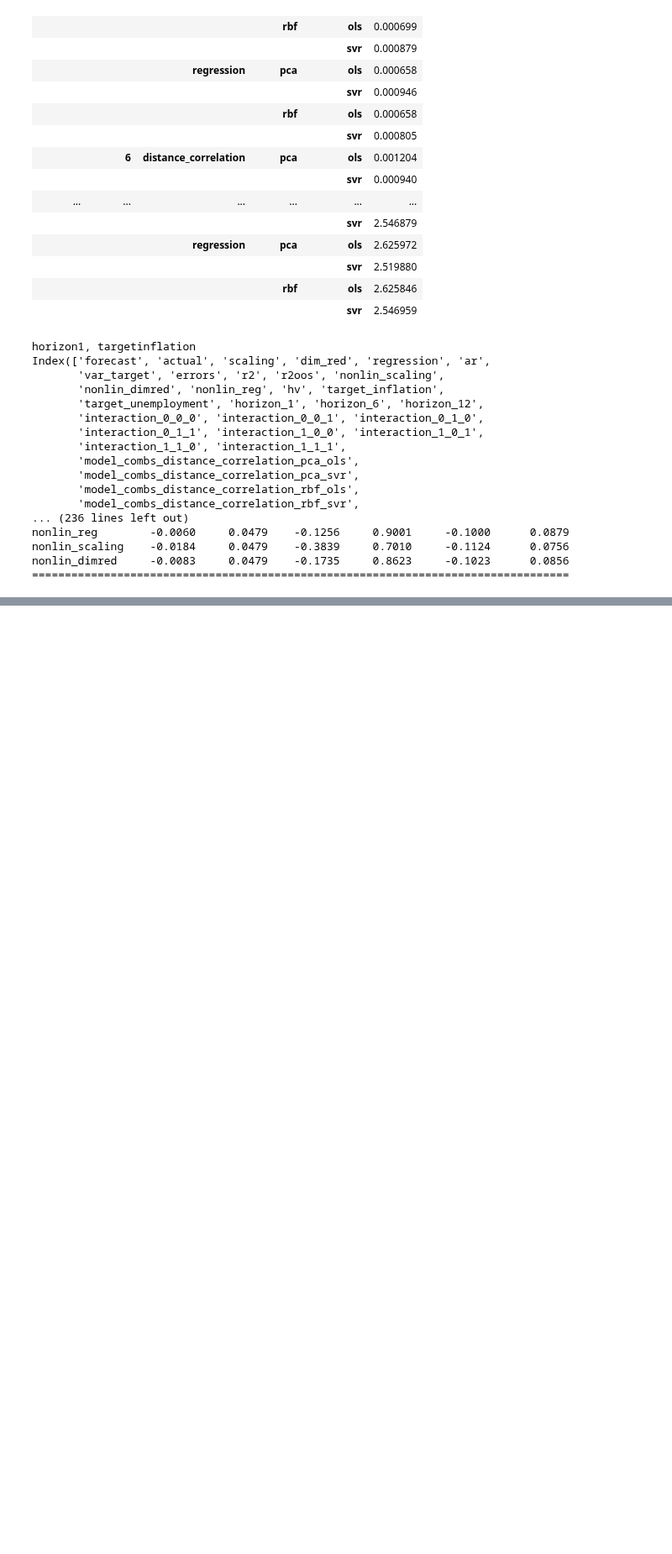
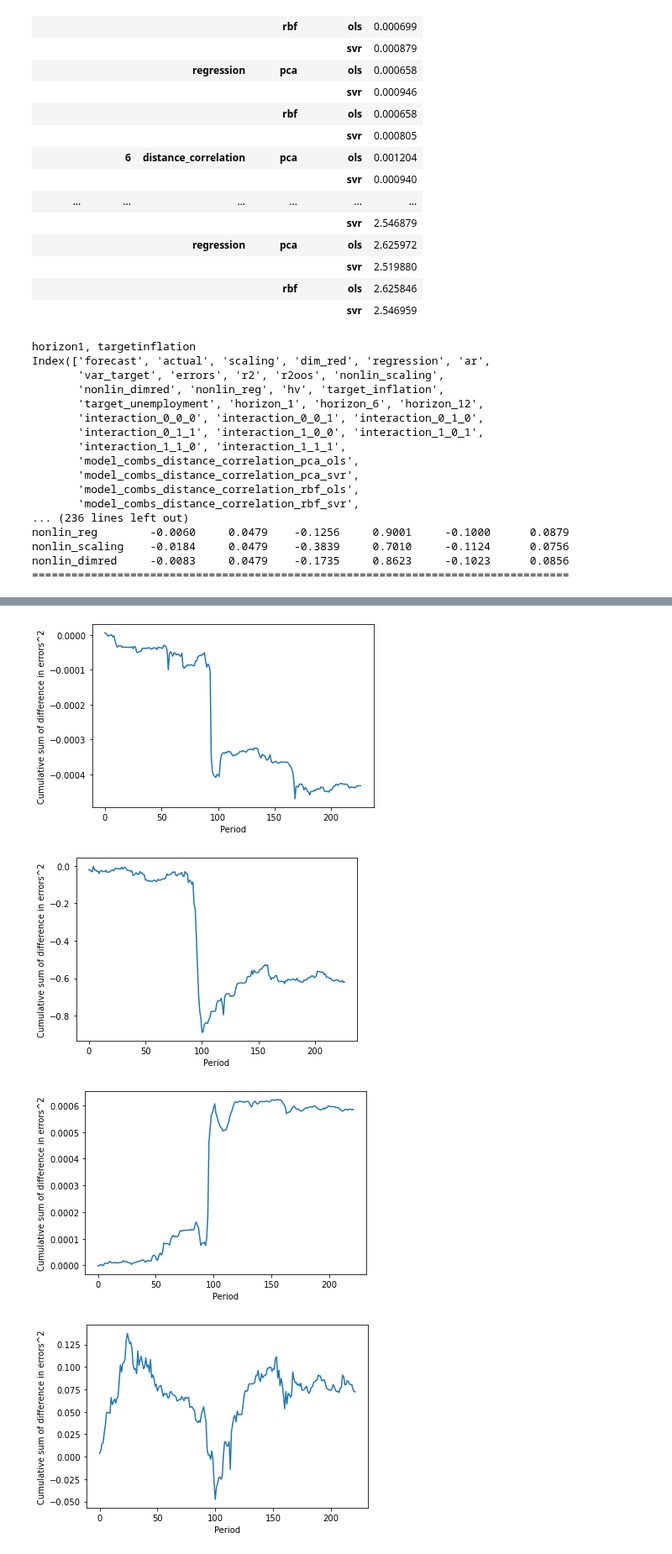
Before and after one commit to VLDrenth/sPCA-thesis, a Jupyter notebook: fixed_effects.ipynb, the cells around one changed output, grey strips where cells are left out. Shown at 84% size. Drawn from its saved outputs; the diff is of its cells as text; code cells hidden in the pictures; blank space fills up the shorter version.

Commit message:
Update fixed effects with CSSED

```diff
--- a/fixed_effects.ipynb
+++ b/fixed_effects.ipynb
@@ -227,0 +229,34 @@ ______________________________________
+# %%
+# Cumulative sum of difference in squared errors
+def plot_cssed(benchmark, model):
+    diff = np.cumsum(benchmark - model)
+
+    plt.plot(diff)
+    plt.xlabel('Period')
+    plt.ylabel('Cumulative sum of difference in errors^2')
+    plt.show()
+# %%
+for horizon in horizons:
+    for target in targets:
+        df = forecasts[(forecasts['horizon'] == horizon) & (forecasts['target'] == target)]
+
+        benchmark = df['ar'][(df['scaling'] == 'regression') & (df['dim_red'] == "pca") & (df['regression'] == "ols")]
+        actual = df['actual'][(df['scaling'] == 'regression') & (df['dim_red'] == "pca") & (df['regression'] == "ols")]
+        df = df[['forecast', 'model_combs' ]]
+        df['index'] = df.groupby('model_combs').cumcount()
+        df = df.pivot(index='index', values='forecast', columns='model_combs')
+        df = df.reset_index(drop=True)
+        models = list(df.columns) + ['AR']
+
+        bm_losses = benchmark - actual # Correct shape
+        model_losses = df - actual.values.reshape(-1, 1) # Correct shape
+
+        bm_losses = np.array(bm_losses.values**2, dtype=np.float64)
+        model_losses = np.array(model_losses.values**2, dtype=np.float64)
+
+        plot_cssed(benchmark=model_losses[:,0], model=model_losses[:,1])
+# %% [output]
+[figure, added]
+[figure, added]
+[figure, added]
+[figure, added]
```
Also changed, not shown: parts of 6 cells of this notebook.
